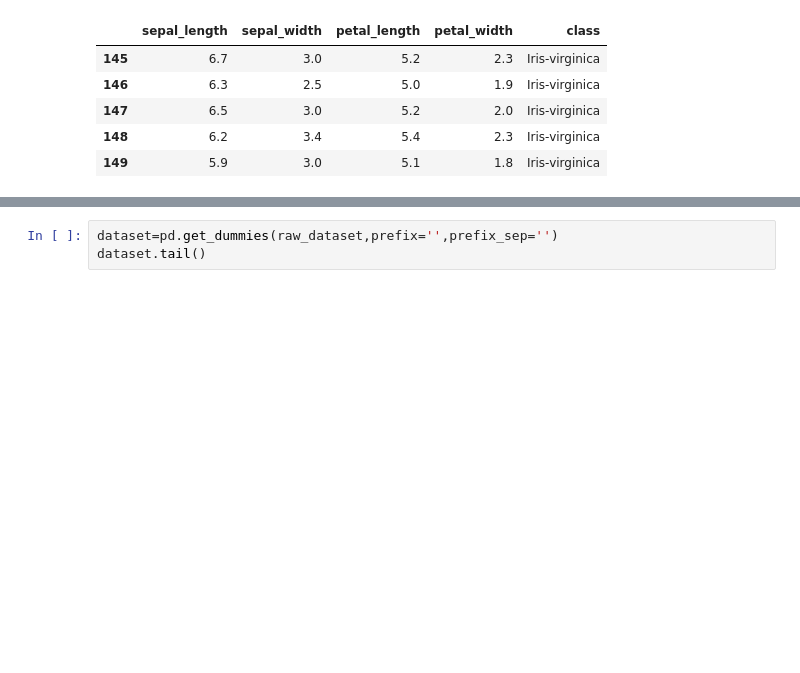
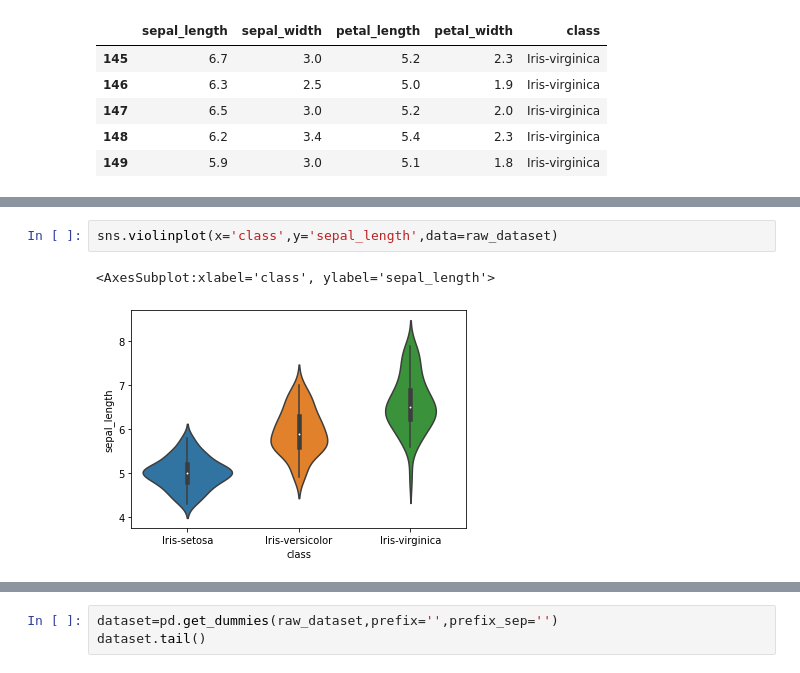
Before and after one commit to AlJamilSuvo/Machine-Learning-on-UCI-Machine-Learnig-Databases, a Jupyter notebook: iris/iris.ipynb, the cells around one changed output, grey strips where cells are left out. Drawn from its saved outputs; the diff is of its cells as text; blank space fills up the shorter version.

```diff
--- a/iris/iris.ipynb
+++ b/iris/iris.ipynb
@@ -21,0 +27,5 @@ raw_dataset.tail()
+# %%
+sns.violinplot(x='class',y='sepal_length',data=raw_dataset)
+# %% [output]
+<AxesSubplot:xlabel='class', ylabel='sepal_length'>
+[figure, added]
```
Also changed, not shown: parts of 19 cells of this notebook, 1 other file.
